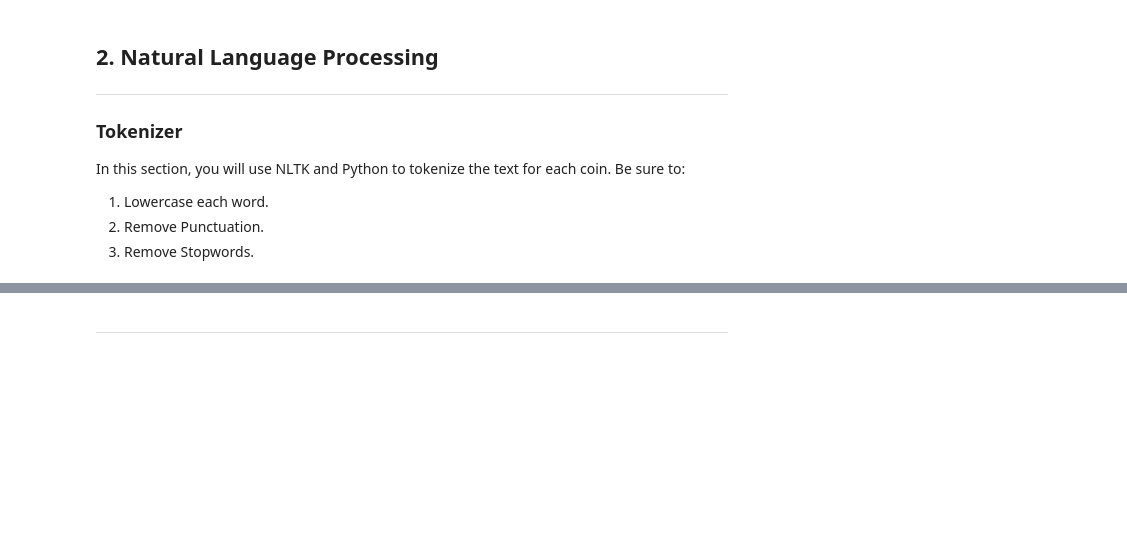
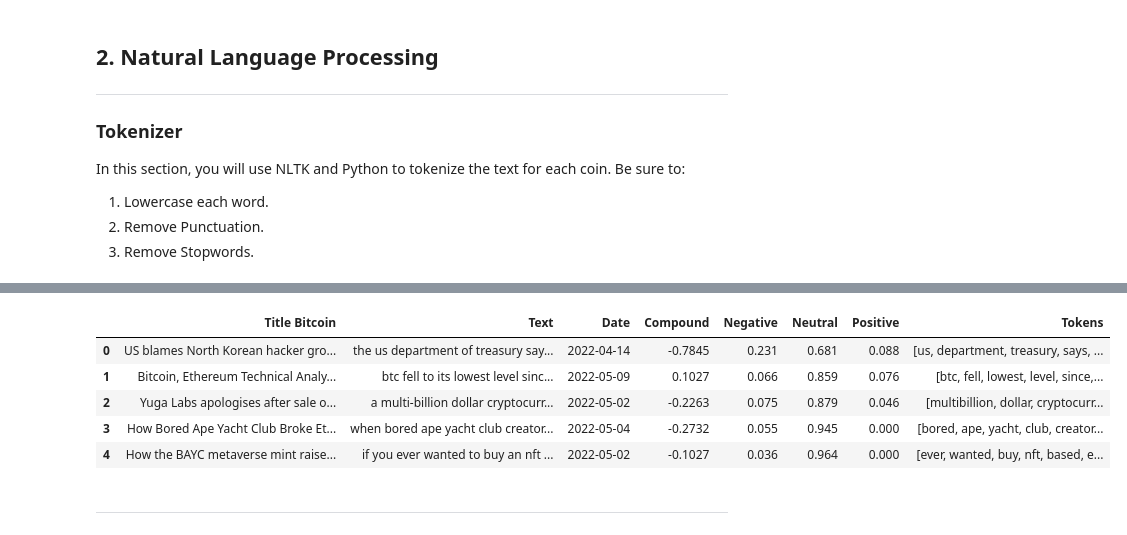
Before and after one commit to aaargyrou/NLP--BTC-ETH, a Jupyter notebook: Code/crypto_sentiment.ipynb, the cells around one changed output, grey strips where cells are left out. Saved outputs shown, nothing was run; the diff lists cells and outputs as text; code cells hidden in the pictures; blank space fills up the shorter version.

```diff
--- a/Code/crypto_sentiment.ipynb
+++ b/Code/crypto_sentiment.ipynb
@@ -173,6 +237,14 @@ def tokenizer(text):
 # %%
 # Create a new tokens column for Ethereum
-# YOUR CODE HERE!
+ethereum_df["Tokens"] = ethereum_df["Text"].apply(tokenizer)
+ethereum_df.head()
+# %% [output]
+|  | Title Bitcoin | Text | Date | Compound | Negative | Neutral | Positive | Tokens |
+| 0 | US blames North Korean hacker gro... | the us department of treasury say... | 2022-04-14 | -0.7845 | 0.231 | 0.681 | 0.088 | [us, department, treasury, says, ... |
+| 1 | Bitcoin, Ethereum Technical Analy... | btc fell to its lowest level sinc... | 2022-05-09 | 0.1027 | 0.066 | 0.859 | 0.076 | [btc, fell, lowest, level, since,... |
+| 2 | Yuga Labs apologises after sale o... | a multi-billion dollar cryptocurr... | 2022-05-02 | -0.2263 | 0.075 | 0.879 | 0.046 | [multibillion, dollar, cryptocurr... |
+| 3 | How Bored Ape Yacht Club Broke Et... | when bored ape yacht club creator... | 2022-05-04 | -0.2732 | 0.055 | 0.945 | 0.000 | [bored, ape, yacht, club, creator... |
+| 4 | How the BAYC metaverse mint raise... | if you ever wanted to buy an nft ... | 2022-05-02 | -0.1027 | 0.036 | 0.964 | 0.000 | [ever, wanted, buy, nft, based, e... |
 # %% [markdown]
 ---
 # %% [markdown]
```
Also changed, not shown: parts of 12 cells of this notebook, 1 other file.
